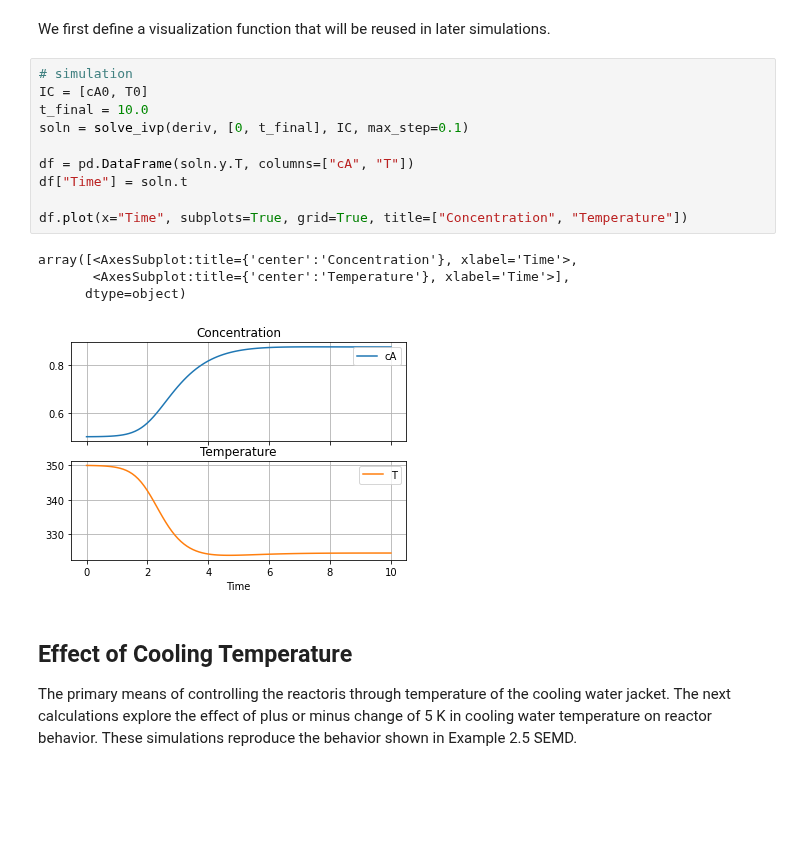
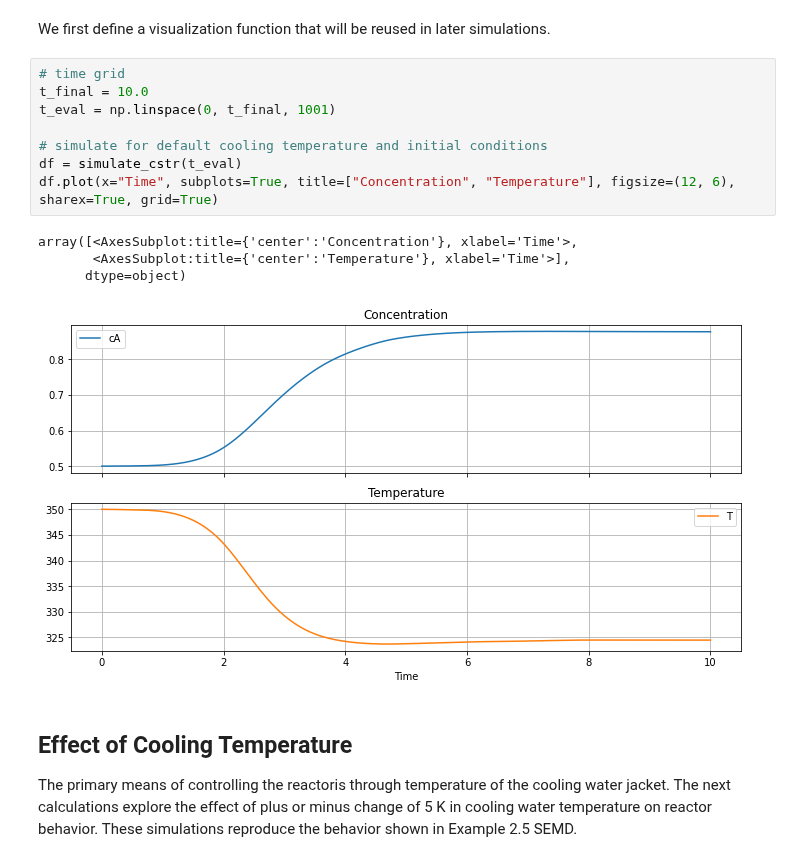
Before and after one commit to jckantor/cbe30338-book, a Jupyter notebook: _build/jupyter_execute/notebooks/02.07-Exothermic-CSTR.ipynb, the cells around one changed output. Saved outputs shown, nothing was run; the diff lists cells and outputs as text; blank space fills up the shorter version.

```diff
--- a/_build/jupyter_execute/notebooks/02.07-Exothermic-CSTR.ipynb
+++ b/_build/jupyter_execute/notebooks/02.07-Exothermic-CSTR.ipynb
@@ -112,20 +128,18 @@ def deriv(t, y):
 # %% [markdown]
 We first define a visualization function that will be reused in later simulations.
-# %%
-# simulation
-IC = [cA0, T0]
-t_final = 10.0
-soln = solve_ivp(deriv, [0, t_final], IC, max_step=0.1)
-
-df = pd.DataFrame(soln.y.T, columns=["cA", "T"])
-df["Time"] = soln.t
-
-df.plot(x="Time", subplots=True, grid=True, title=["Concentration", "Temperature"])
-# %% [output]
-array([<AxesSubplot:title={'center':'Concentration'}, xlabel='Time'>,
-       <AxesSubplot:title={'center':'Temperature'}, xlabel='Time'>],
-      dtype=object)
-[figure, removed]
+# %%
+# time grid
+t_final = 10.0
+t_eval = np.linspace(0, t_final, 1001)
+
+# simulate for default cooling temperature and initial conditions
+df = simulate_cstr(t_eval)
+df.plot(x="Time", subplots=True, title=["Concentration", "Temperature"], figsize=(12, 6), sharex=True, grid=True)
+# %% [output]
+array([<AxesSubplot:title={'center':'Concentration'}, xlabel='Time'>,
+       <AxesSubplot:title={'center':'Temperature'}, xlabel='Time'>],
+      dtype=object)
+[figure, added]
 # %% [markdown]
 ## Effect of Cooling Temperature
 
```
Also changed, not shown: parts of 14 cells of this notebook, 13 other files.
